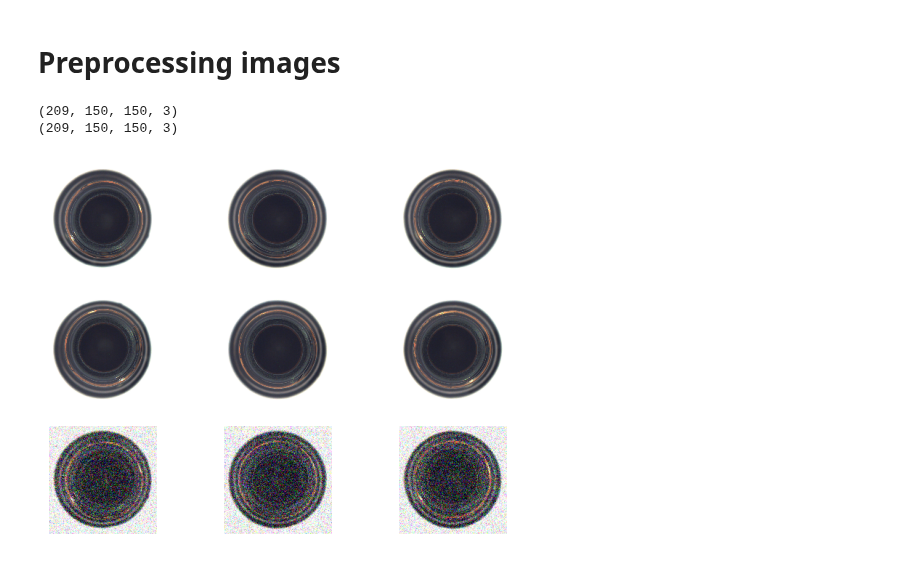
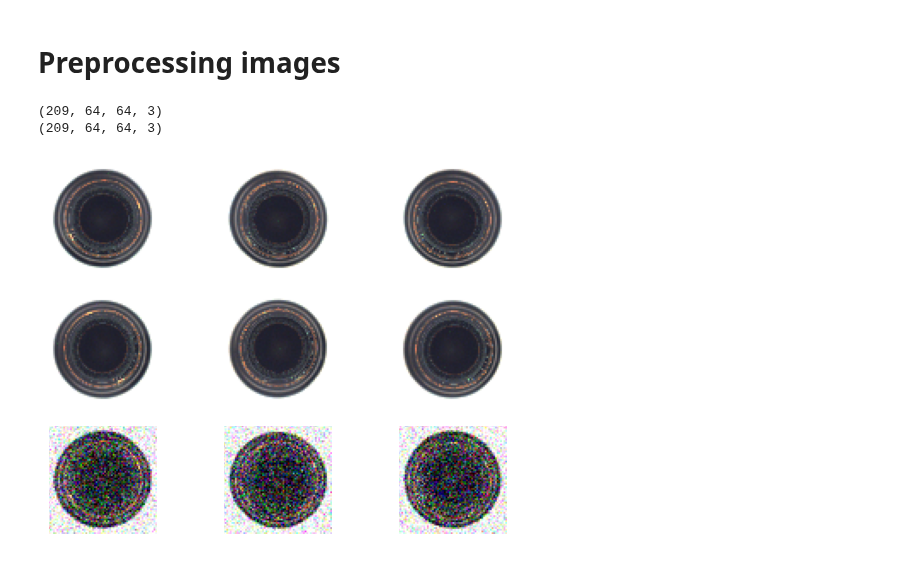
Before and after one commit to MikaParssinen/Applied-Machine-Learning, a Jupyter notebook: Project/Code/Marcus.ipynb, the cells around one changed output. Drawn from its saved outputs; the diff is of its cells as text; code cells hidden in the pictures.

```diff
--- a/Project/Code/Marcus.ipynb
+++ b/Project/Code/Marcus.ipynb
@@ -9,5 +12,5 @@ from tensorflow.keras.utils import load_img, img_to_array
 # %%
-def get_images(directory):
+def get_images(directory, image_size):
     """Read all images """
     files = os.listdir(directory)
     img_list = []
@@ -15,7 +18,7 @@ def get_images(directory):
     for file_name in files:
         if file_name.endswith(".png"):
             img_path = directory + file_name
-            img = load_img(img_path, target_size=(150, 150))
+            img = load_img(img_path, target_size=(image_size))
             img = img_to_array(img, dtype='float32')
             img_list.append(img)
 
@@ -77,22 +80,58 @@ def display(array1, array2, array3, n):
         ax.get_yaxis().set_visible(False)
 
     plt.show()
+
+def build_autoencoder(image_size):
+    encoder_input = Input(shape=(image_size[0], image_size[1], 3))
+
+    # Encoding layers
+    x = Conv2D(32, (3, 3), activation="relu", padding="same")(encoder_input)
+    x = MaxPooling2D((2, 2), padding="same")(x)
+    x = Conv2D(32, (3, 3), activation="relu", padding="same")(x)
+    x = MaxPooling2D((2, 2), padding="same")(x)
+    x = Conv2D(32, (3, 3), activation="relu", padding="same")(x)
+    x = MaxPooling2D((2, 2), padding="same")(x)
+
+    decoded_shape = x.shape[1:]
+    print(decoded_shape)
+
+    # Flatten layers
+    x = Flatten()(x)
+    flat_length = x.shape[1]
+    print(flat_length)
+    x = Dense(1024, activation="relu")(x)
+    x = Dense(flat_length, activation="relu")(x)
+    x = Reshape(decoded_shape)(x)
+
+    # Decoding layers
+    x = Conv2DTranspose(32, (3, 3), strides=2, activation="relu", padding="same")(x)
+    x = Conv2DTranspose(32, (3, 3), strides=2, activation="relu", padding="same")(x)
+    x = Conv2DTranspose(32, (3, 3), strides=2, activation="relu", padding="same")(x)
+    x = Conv2D(3, (3, 3), activation="sigmoid", padding="same")(x)
+
+    # Create and compile autoencoder
+    autoencoder = Model(encoder_input, x)
+    autoencoder.compile(optimizer="adam", loss="binary_crossentropy")
+
+    return autoencoder
 # %% [markdown]
 # Preprocessing images
 # %%
 data_directory = "../dataset/bottle/train/good/"
 broken_path = "../dataset/bottle/test/broken_large/000.png"
 
-images = get_images(data_directory) # Read all images from data_directory
+image_size = (64,64)
+
+images = get_images(data_directory, image_size) # Read all images from data_directory
 print(images.shape)
 images = normalize(images)          # Normalize the pixel values from integer values [0, 255] to float [0, 1]
 rotated_90, rotated_180, rotated_270 = rotate_images(images)
 print(rotated_90.shape)
 noisy_images = add_noise(images)    # Add noise to every images in images and store in a separate list
 
 
 display(images, rotated_90, noisy_images, 3)
 # %% [output]
-(209, 150, 150, 3)
-(209, 150, 150, 3)
+(209, 64, 64, 3)
+(209, 64, 64, 3)
-[figure, old version]
+[figure, new version]
```
Also changed, not shown: parts of 4 cells of this notebook.
